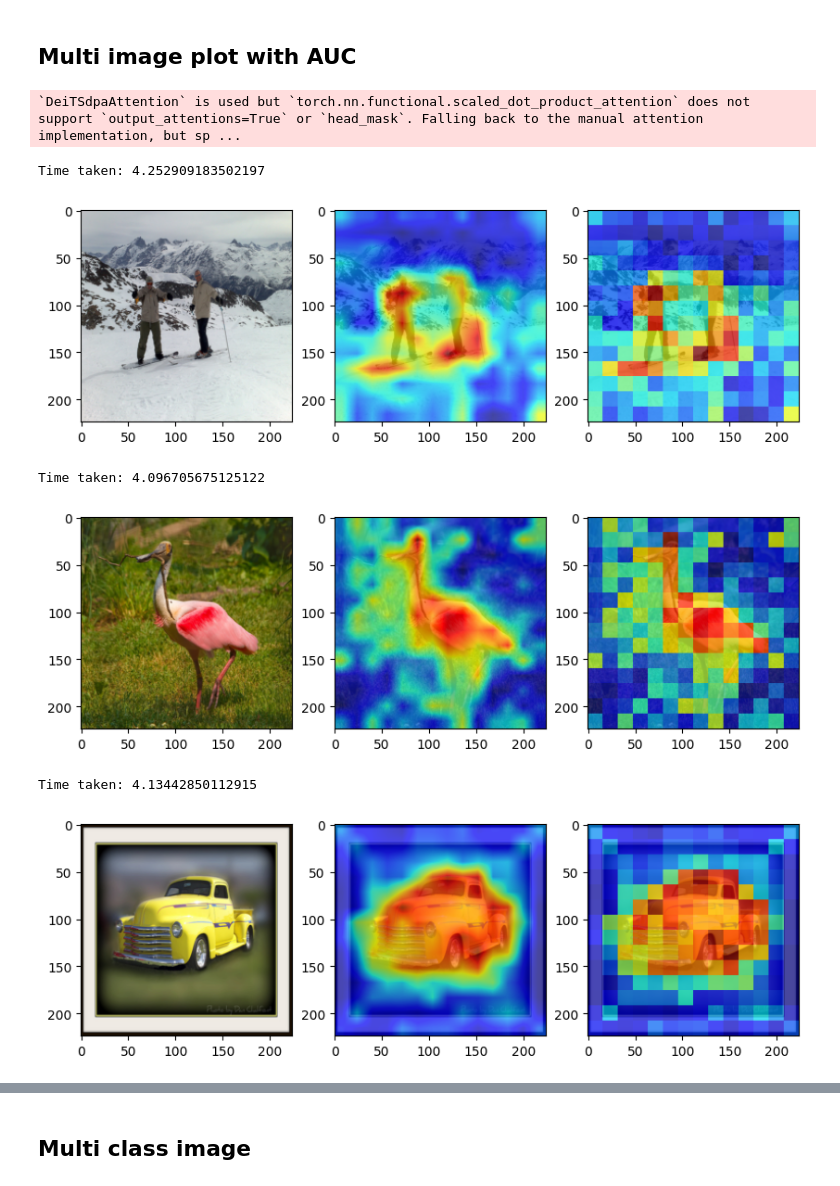
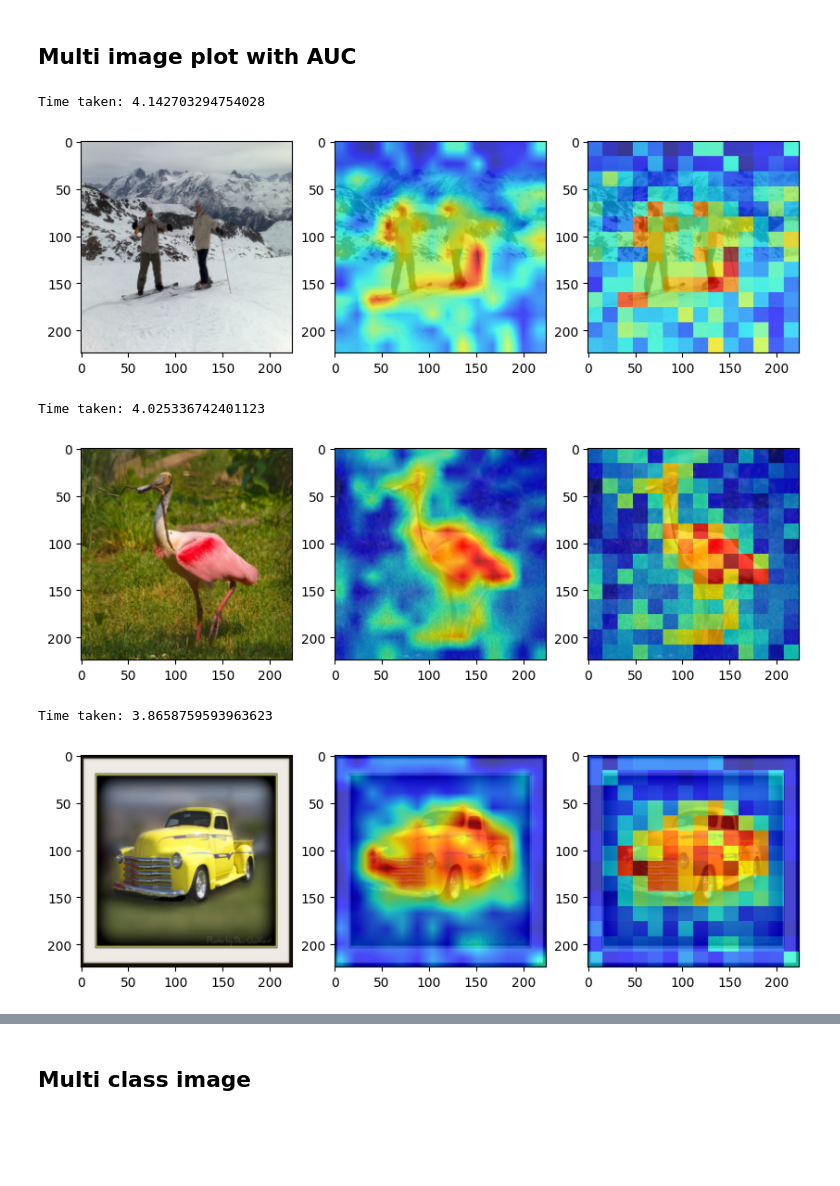
Before and after one commit to DavideTraini/GradMask, a Jupyter notebook: Implementation/Usage_example.ipynb, the cells around one changed output, grey strips where cells are left out. Drawn from its saved outputs; the diff is of its cells as text; code cells hidden in the pictures; blank space fills up the shorter version.

```diff
--- a/Implementation/Usage_example.ipynb
+++ b/Implementation/Usage_example.ipynb
@@ -59,42 +67,41 @@ baseline = 'black'
 metrics_list = []
 images_list = []
 label_list = []
 saliency_list = []
 
 # Loop over each image path
 for i in range(len(img_paths)):
     img_path = img_paths[i]
     start_time = time.time()
 
     # Get saliency map and label using MLEx model
-    saliency, label = model_deit.get_saliency(img_path, masks_layers)
+    saliency, label = model_vit.get_saliency(img_path, masks_layers)
     print(f'Time taken: {time.time() - start_time}')
 
     # Open the image using PIL
     image = Image.open(img_path).convert('RGB')
 
     # Resize and preprocess the image for the model
     img = resizer(image, return_tensors="pt")['pixel_values'][0]
 
     # Display overlay of image and saliency map
     overlay(img, saliency)
 
     # Get insertion and deletion metrics
-    metrics = model_deit.get_insertion_deletion(patch_perc, saliency, image, baseline, label)
+    metrics = model_vit.get_insertion_deletion(patch_perc, saliency, image, baseline, label)
 
     # Append metrics, image, and label to respective lists
     metrics_list.append(metrics)
     images_list.append(img)
     label_list.append(imagenet_label_dict[label + 1])
     saliency_list.append(saliency)
 # %% [output]
-`DeiTSdpaAttention` is used but `torch.nn.functional.scaled_dot_product_attention` does not support `output_attentions=True` or `head_mask`. Falling back to the manual attention implementation, but sp ...
+Time taken: 4.142703294754028
+[figure, new version]
-Time taken: 4.252909183502197
+Time taken: 4.025336742401123
-[figure, old version]
+[figure, new version]
-Time taken: 4.096705675125122
+Time taken: 3.8658759593963623
-[figure, old version]
-Time taken: 4.13442850112915
-[figure, old version]
+[figure, new version]
 # %%
 # Plot AUC curves for insertion and deletion metrics
 plot_auc_line(metrics_list, patch_perc, images_list, label_list, saliency_list, title = 'AUC_ViT', figsize_x = 12, figsize_y = 3, alpha = 0.75)
```
Also changed, not shown: parts of 4 cells of this notebook.
